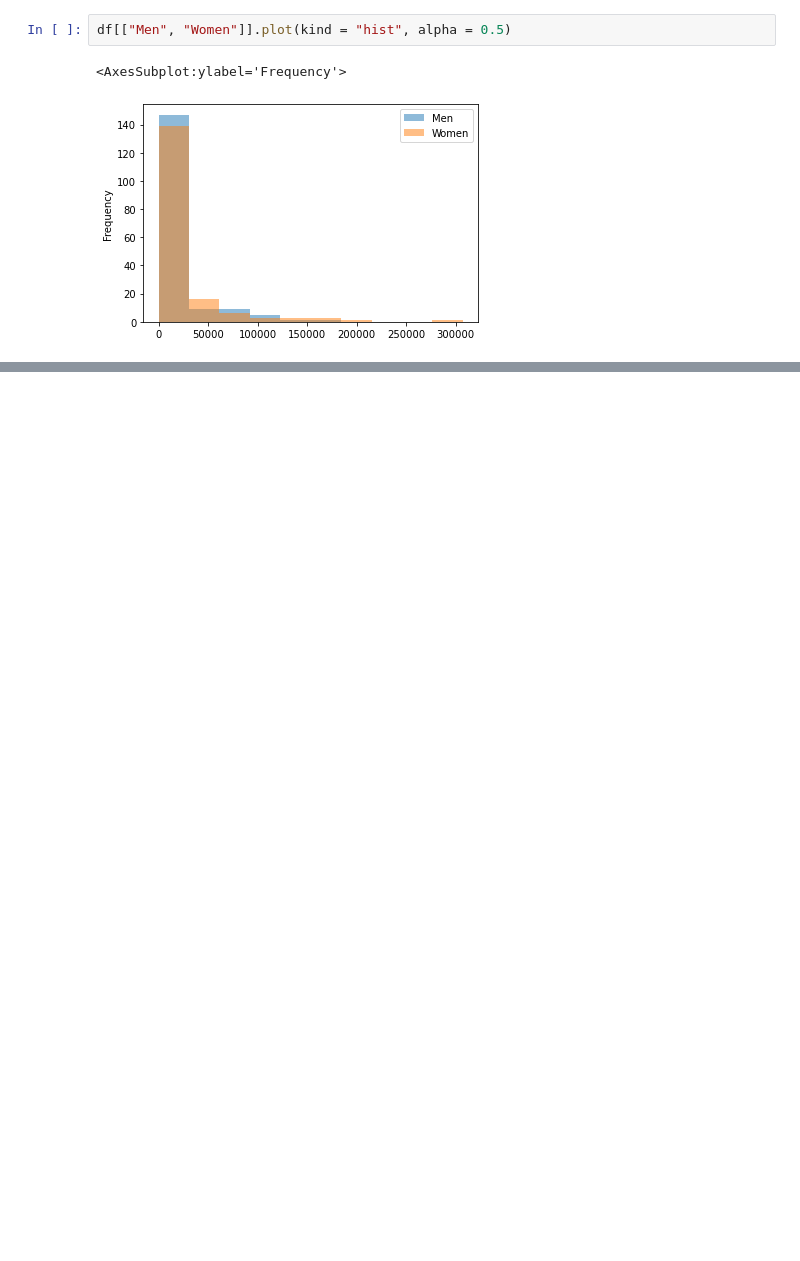
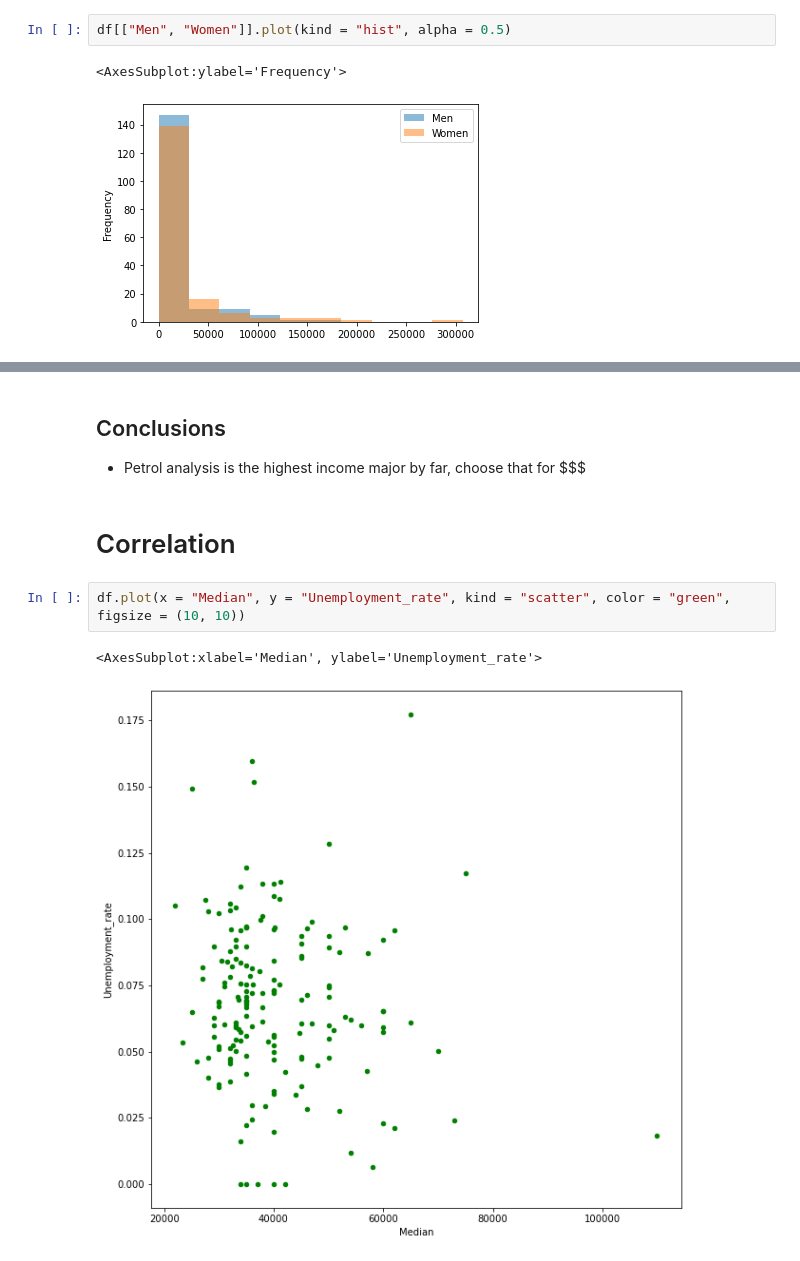
Before and after one commit to undecidedpie/python-practice, a Jupyter notebook: Pandas/collegemajor_exploratory.ipynb, the cells around one changed output, grey strips where cells are left out. Cells and saved outputs as stored; diff of their text form; blank space fills up the shorter version.

```diff
--- a/Pandas/collegemajor_exploratory.ipynb
+++ b/Pandas/collegemajor_exploratory.ipynb
@@ -69,0 +135,11 @@ df[["Men", "Women"]].plot(kind = "hist", alpha = 0.5)
+# %% [markdown]
+## Conclusions
+
+ - Petrol analysis is the highest income major by far, choose that for $$$
+# %% [markdown]
+# Correlation
+# %%
+df.plot(x = "Median", y = "Unemployment_rate", kind = "scatter", color = "green", figsize = (10, 10))
+# %% [output]
+<AxesSubplot:xlabel='Median', ylabel='Unemployment_rate'>
+[figure, added]
```
Also changed, not shown: parts of 9 cells of this notebook, 22 other files.
